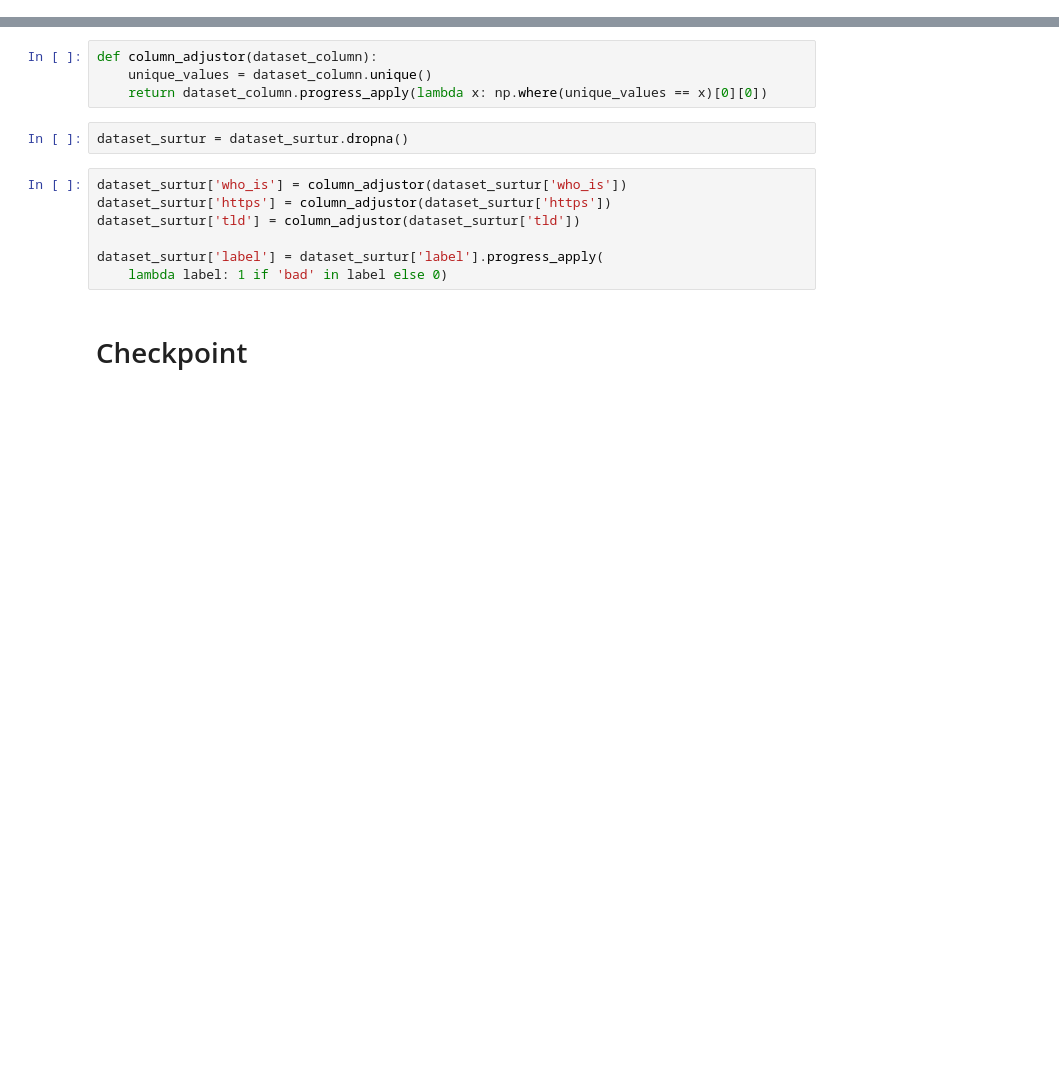
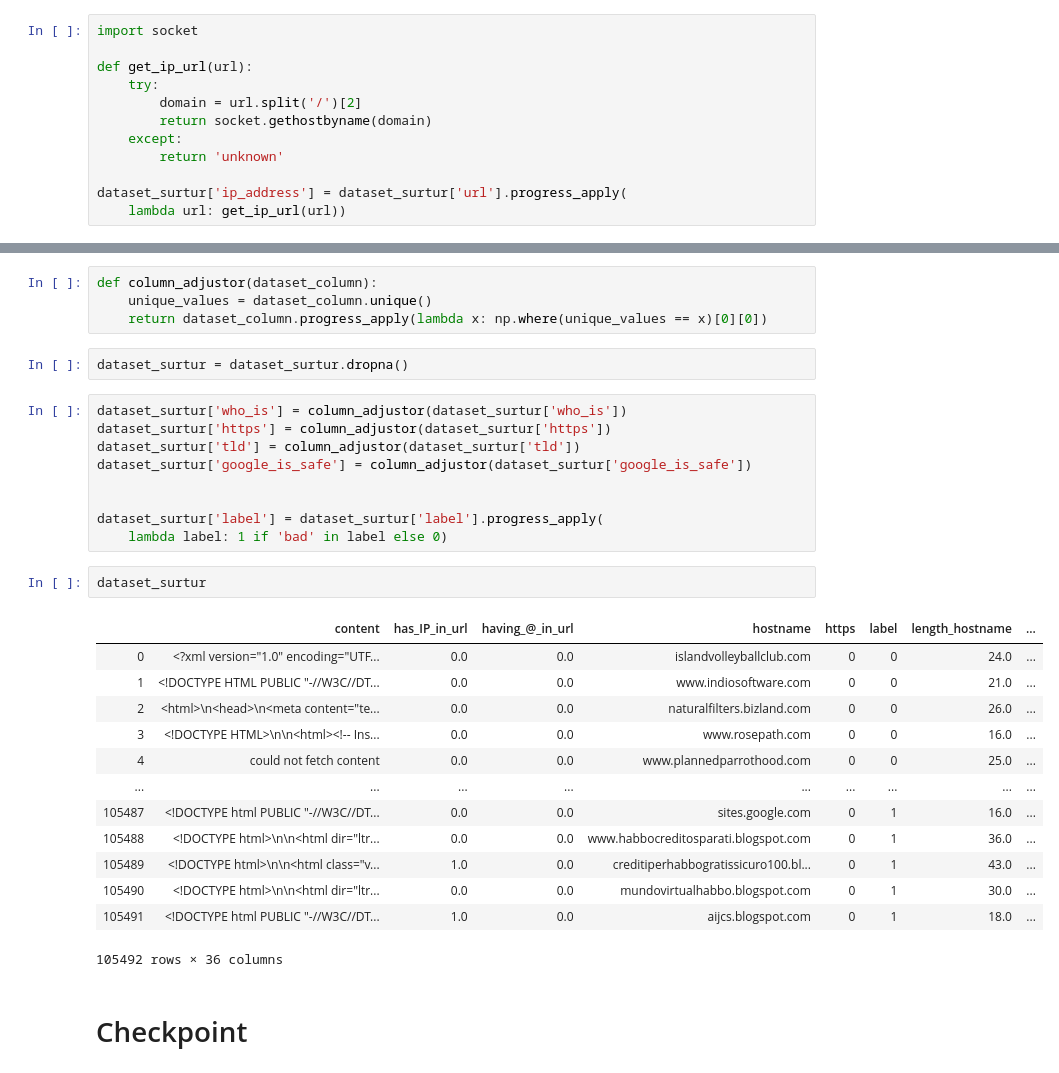
Before and after one commit to AhmadChaiban/Malicious-Website-Feature-Study, a Jupyter notebook: dataset_surtur.ipynb, the cells around one changed output, grey strips where cells are left out. Saved outputs shown, nothing was run; the diff lists cells and outputs as text; blank space fills up the shorter version.

Commit message:
Ip address and tSNE

```diff
--- a/dataset_surtur.ipynb
+++ b/dataset_surtur.ipynb
@@ -342,0 +361,12 @@ dataset_surtur['is_in_alexa'] = dataset_surtur['domain'].progress_apply(
+# %%
+import socket
+
+def get_ip_url(url):
+    try:
+        domain = url.split('/')[2]
+        return socket.gethostbyname(domain)
+    except:
+        return 'unknown'
+
+dataset_surtur['ip_address'] = dataset_surtur['url'].progress_apply(
+    lambda url: get_ip_url(url))
@@ -352,9 +384,27 @@ dataset_surtur = dataset_surtur.dropna()
 dataset_surtur['who_is'] = column_adjustor(dataset_surtur['who_is'])
 dataset_surtur['https'] = column_adjustor(dataset_surtur['https'])
 dataset_surtur['tld'] = column_adjustor(dataset_surtur['tld'])
+dataset_surtur['google_is_safe'] = column_adjustor(dataset_surtur['google_is_safe'])
+
 
 dataset_surtur['label'] = dataset_surtur['label'].progress_apply(
     lambda label: 1 if 'bad' in label else 0)
+# %%
+dataset_surtur
+# %% [output]
+|  | content | has_IP_in_url | having_@_in_url | hostname | https | label | length_hostname | ... |
+| 0 | <?xml version="1.0" encoding="UTF... | 0.0 | 0.0 | islandvolleyballclub.com | 0 | 0 | 24.0 | ... |
+| 1 | <!DOCTYPE HTML PUBLIC "-//W3C//DT... | 0.0 | 0.0 | www.indiosoftware.com | 0 | 0 | 21.0 | ... |
+| 2 | <html>\n<head>\n<meta content="te... | 0.0 | 0.0 | naturalfilters.bizland.com | 0 | 0 | 26.0 | ... |
+| 3 | <!DOCTYPE HTML>\n\n<html><!-- Ins... | 0.0 | 0.0 | www.rosepath.com | 0 | 0 | 16.0 | ... |
+| 4 | could not fetch content | 0.0 | 0.0 | www.plannedparrothood.com | 0 | 0 | 25.0 | ... |
+| ... | ... | ... | ... | ... | ... | ... | ... | ... |
+| 105487 | <!DOCTYPE html PUBLIC "-//W3C//DT... | 0.0 | 0.0 | sites.google.com | 0 | 1 | 16.0 | ... |
+| 105488 | <!DOCTYPE html>\n\n<html dir="ltr... | 0.0 | 0.0 | www.habbocreditosparati.blogspot.com | 0 | 1 | 36.0 | ... |
+| 105489 | <!DOCTYPE html>\n\n<html class="v... | 1.0 | 0.0 | creditiperhabbogratissicuro100.bl... | 0 | 1 | 43.0 | ... |
+| 105490 | <!DOCTYPE html>\n\n<html dir="ltr... | 0.0 | 0.0 | mundovirtualhabbo.blogspot.com | 0 | 1 | 30.0 | ... |
+| 105491 | <!DOCTYPE html PUBLIC "-//W3C//DT... | 1.0 | 0.0 | aijcs.blogspot.com | 0 | 1 | 18.0 | ... |
+105492 rows × 36 columns
 # %% [markdown]
 # Checkpoint
 # %%
```
Also changed, not shown: parts of 30 cells of this notebook.
